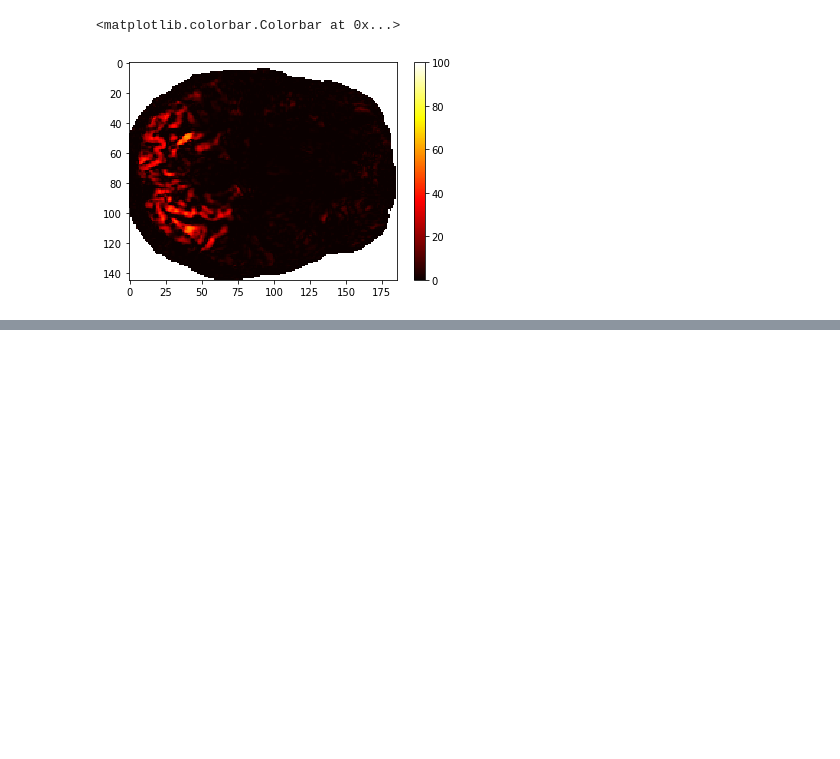
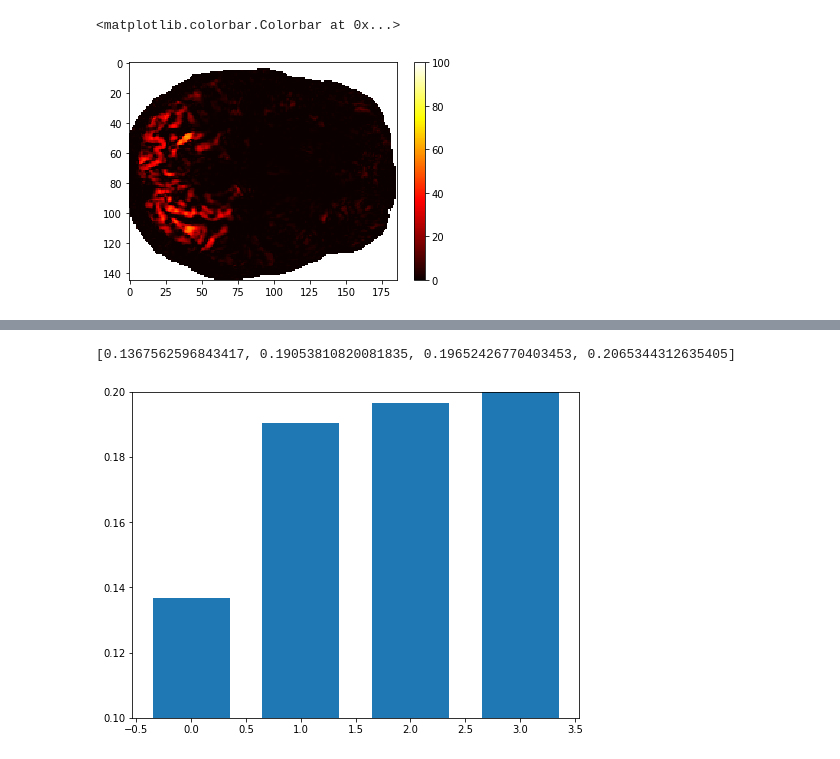
Before and after one commit to cvnlab/GLMsingle, a Jupyter notebook: examples/example1.ipynb, the cells around one changed output, grey strips where cells are left out. Cells and saved outputs as stored; diff of their text form; code cells hidden in the pictures; blank space fills up the shorter version.

```diff
--- a/examples/example1.ipynb
+++ b/examples/example1.ipynb
@@ -229,2 +248,0 @@ results_GLMsingle = np.load(join(outputdir,'TYPED_FITHRF_GLMDENOISE_RR.npy'),all
-# %%
-betas = stats.zscore(np.squeeze(results_GLMsingle['betasmd'].reshape(145,186,750)),axis=2)
@@ -308,0 +269,13 @@ plt.colorbar()
+# %%
+repindices = []
+
+for p in range(designALL.shape[1]):
+    temp = np.argwhere(corder==p)[:,0]
+    #print(temp)
+    if len(temp) >= 2:
+        repindices.append([temp[0], temp[1]])
+
+repindices = np.vstack(np.array(repindices)).T
+print(repindices[:,:3])
+
+print(f'there are {repindices.shape[1]} repeated conditions in the experiment')
@@ -308,0 +286,19 @@ plt.colorbar()
+# %%
+vox_reliabilities = []
+modelnames = list(models.keys())
+
+for m in range(len(modelnames)):
+    print(modelnames[m])
+    time.sleep(1)
+    betas = models[modelnames[m]][:,:,:,repindices]
+    x,y,z = betas.shape[:3]
+
+    rels = np.full((x,y,z),np.nan)
+
+    for xx in tqdm(range(x)):
+        for yy in range(y):
+            for zz in range(z):
+                rels[xx,yy,zz] = np.corrcoef(betas[xx,yy,zz,0],
+                                             betas[xx,yy,zz,1])[1,0]
+
+    vox_reliabilities.append(rels)
@@ -308,0 +310,12 @@ plt.colorbar()
+# %%
+comparison = []
+for vr in vox_reliabilities:
+    comparison.append(np.nanmean(vr[ROI==1]))
+
+plt.figure(figsize=(8,6))
+plt.bar(np.arange(len(comparison)),comparison,width=0.7)
+plt.ylim([0.1,0.2])
+print(comparison)
+# %% [output]
+[0.1367562596843417, 0.19053810820081835, 0.19652426770403453, 0.2065344312635405]
+[figure, added]
```
Also changed, not shown: parts of 27 cells of this notebook.
